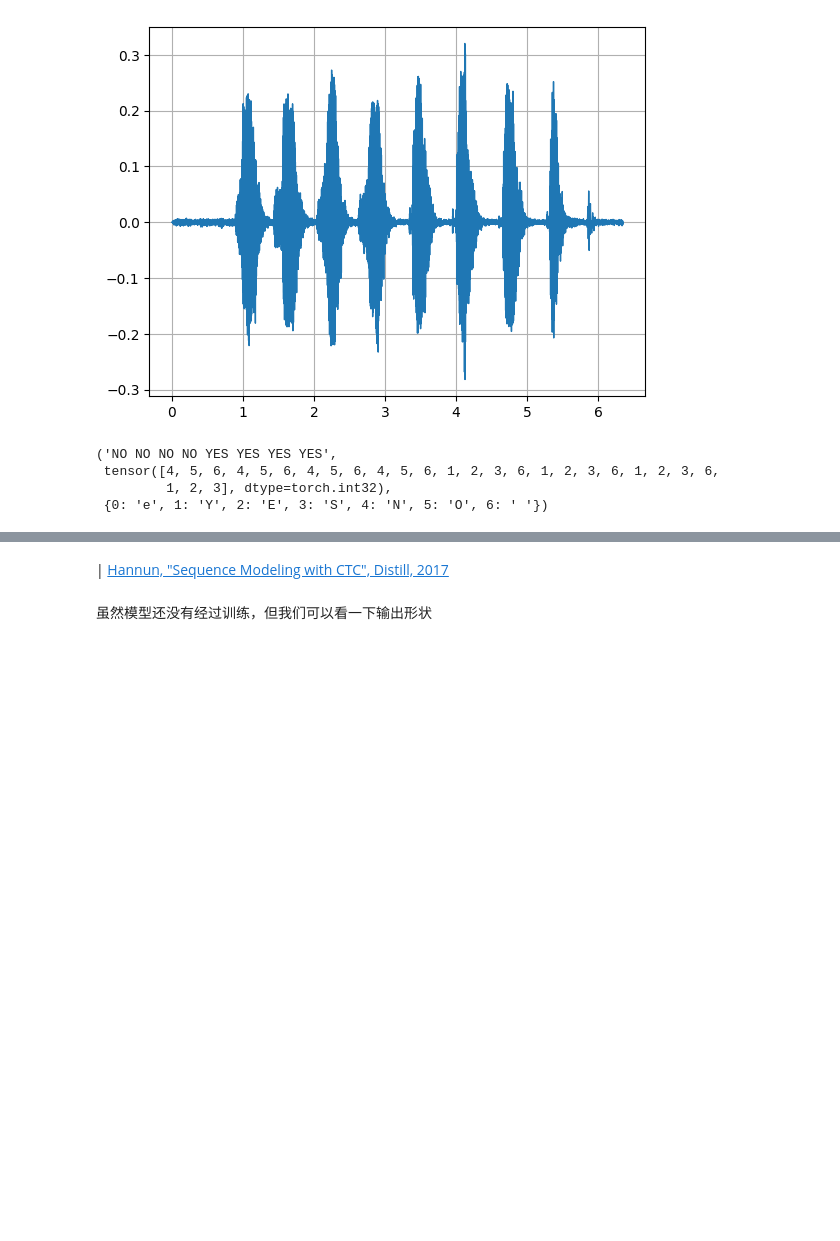
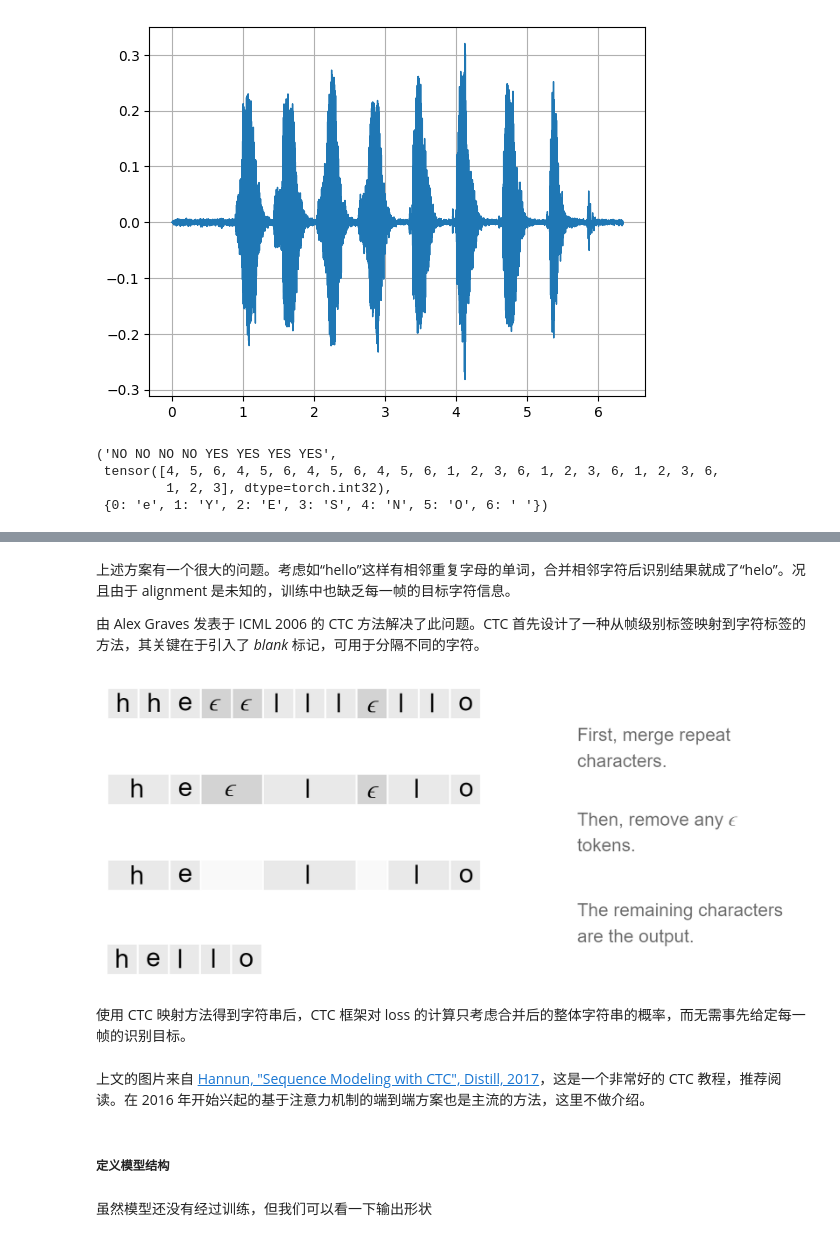
Before and after one commit to jimbozhang/yesno-example-for-undergraduates, a Jupyter notebook: train/train.ipynb, the cells around one changed output, grey strips where cells are left out. Saved outputs shown, nothing was run; the diff lists cells and outputs as text; code cells hidden in the pictures; blank space fills up the shorter version.

```diff
--- a/train/train.ipynb
+++ b/train/train.ipynb
@@ -170,5 +212,17 @@ text, labels, dict(enumerate(index_to_char))
+# %% [markdown]
+上述方案有一个很大的问题。考虑如“hello”这样有相邻重复字母的单词，合并相邻字符后识别结果就成了“helo”。况且由于 alignment 是未知的，训练中也缺乏每一帧的目标字符信息。
+
+由 Alex Graves 发表于 ICML 2006 的 CTC 方法解决了此问题。CTC 首先设计了一种从帧级别标签映射到字符标签的方法，其关键在于引入了 *blank* 标记，可用于分隔不同的字符。
+# %%
+Image("../.pic/ctc-2.png", width=700)
+# %% [output]
+[figure, added]
+# %% [markdown]
+使用 CTC 映射方法得到字符串后，CTC 框架对 loss 的计算只考虑合并后的整体字符串的概率，而无需事先给定每一帧的识别目标。
 # %% [markdown]
-| [Hannun, "Sequence Modeling with CTC", Distill, 2017](https://distill.pub/2017/ctc/)
+上文的图片来自 [Hannun, "Sequence Modeling with CTC", Distill, 2017](https://distill.pub/2017/ctc/)，这是一个非常好的 CTC 教程，推荐阅读。在 2016 年开始兴起的基于注意力机制的端到端方案也是主流的方法，这里不做介绍。
+# %% [markdown]
+##### 定义模型结构
 # %%
 class YesnoNet(nn.Module):
     def __init__(self, feat_dim=20, hidden_size=128):
```
Also changed, not shown: parts of 21 cells of this notebook, 4 other files.
